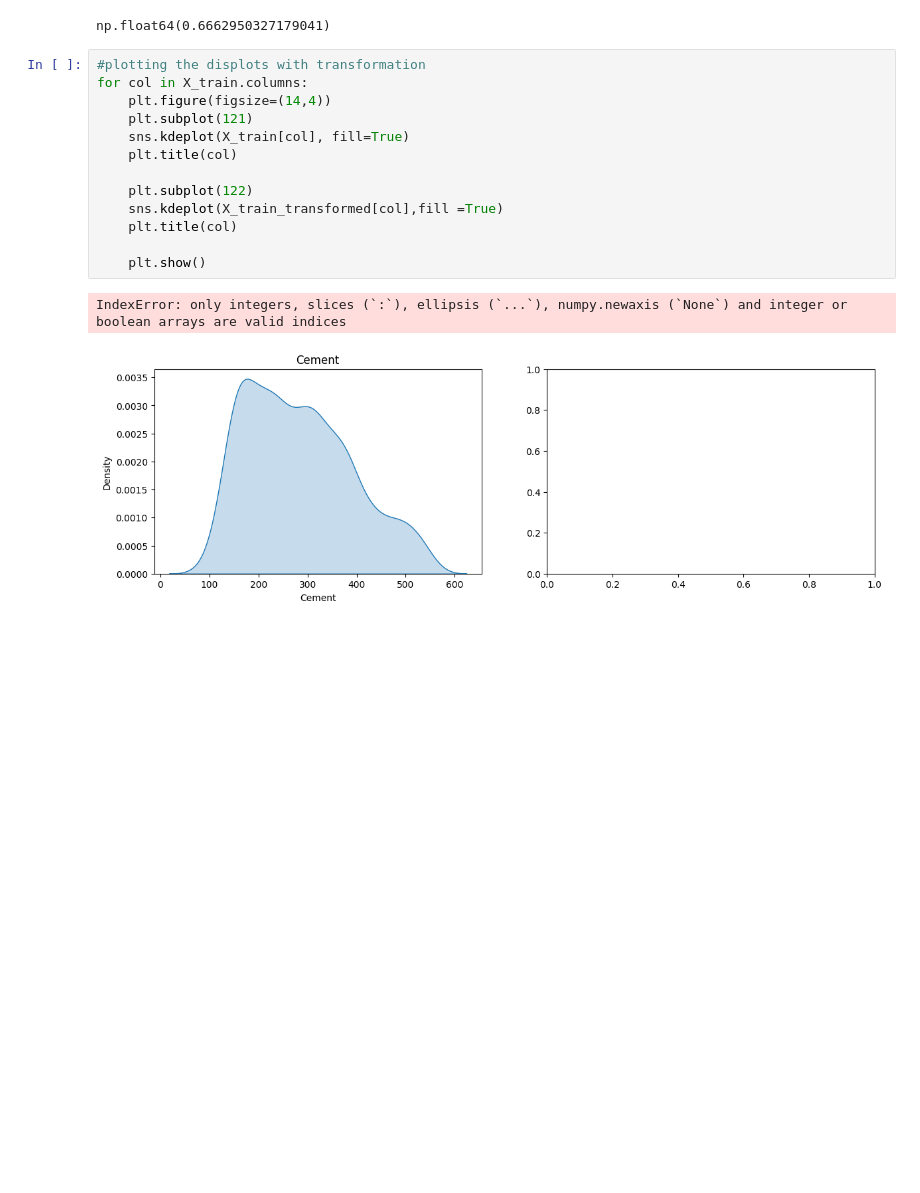
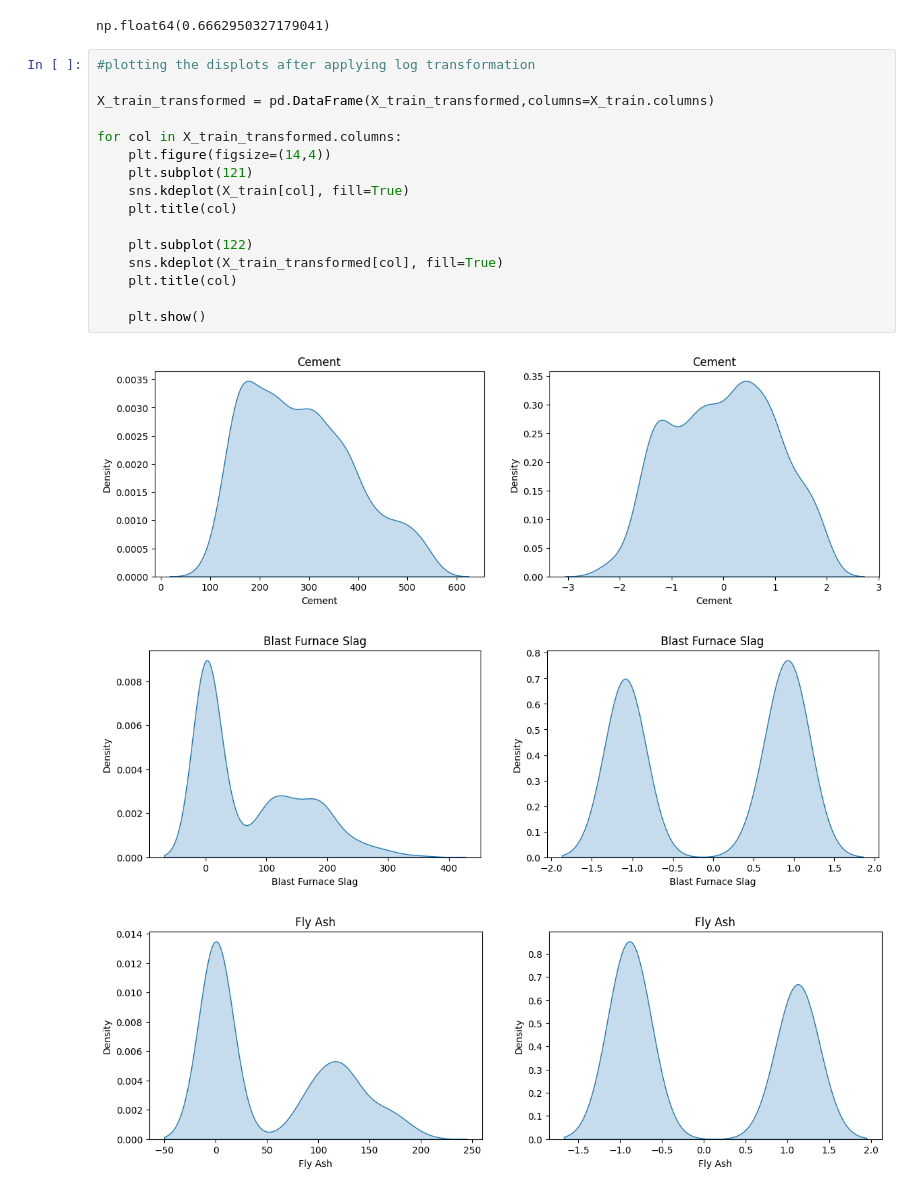
Before and after one commit to Happy-Singh15/ML-Basics, a Jupyter notebook: 03_Feature_Engineering/01_Feature_Transformation/03_Variable_Transformation/Power_transformation.ipynb, the cells around one changed output. Drawn from its saved outputs; the diff is of its cells as text; blank space fills up the shorter version.

Commit message:
yeo johnson transformation

```diff
--- a/03_Feature_Engineering/01_Feature_Transformation/03_Variable_Transformation/Power_transformation.ipynb
+++ b/03_Feature_Engineering/01_Feature_Transformation/03_Variable_Transformation/Power_transformation.ipynb
@@ -133,18 +133,22 @@ np.mean(cross_val_score(lr,X_transformed,df.iloc[:,-1],scoring='r2'))
 # %% [output]
 np.float64(0.6662950327179041)
 # %%
-#plotting the displots with transformation
-for col in X_train.columns:
+#plotting the displots after applying log transformation
+
+X_train_transformed = pd.DataFrame(X_train_transformed,columns=X_train.columns)
+
+for col in X_train_transformed.columns:
     plt.figure(figsize=(14,4))
     plt.subplot(121)
     sns.kdeplot(X_train[col], fill=True)
     plt.title(col)
 
     plt.subplot(122)
-    sns.kdeplot(X_train_transformed[col],fill =True)
+    sns.kdeplot(X_train_transformed[col], fill=True)
     plt.title(col)
 
     plt.show()
 # %% [output]
-IndexError: only integers, slices (`:`), ellipsis (`...`), numpy.newaxis (`None`) and integer or boolean arrays are valid indices
-[figure, old version]
+[figure, new version]
+[figure, added]
+[figure, added]
```
Also changed, not shown: parts of 6 cells of this notebook.
